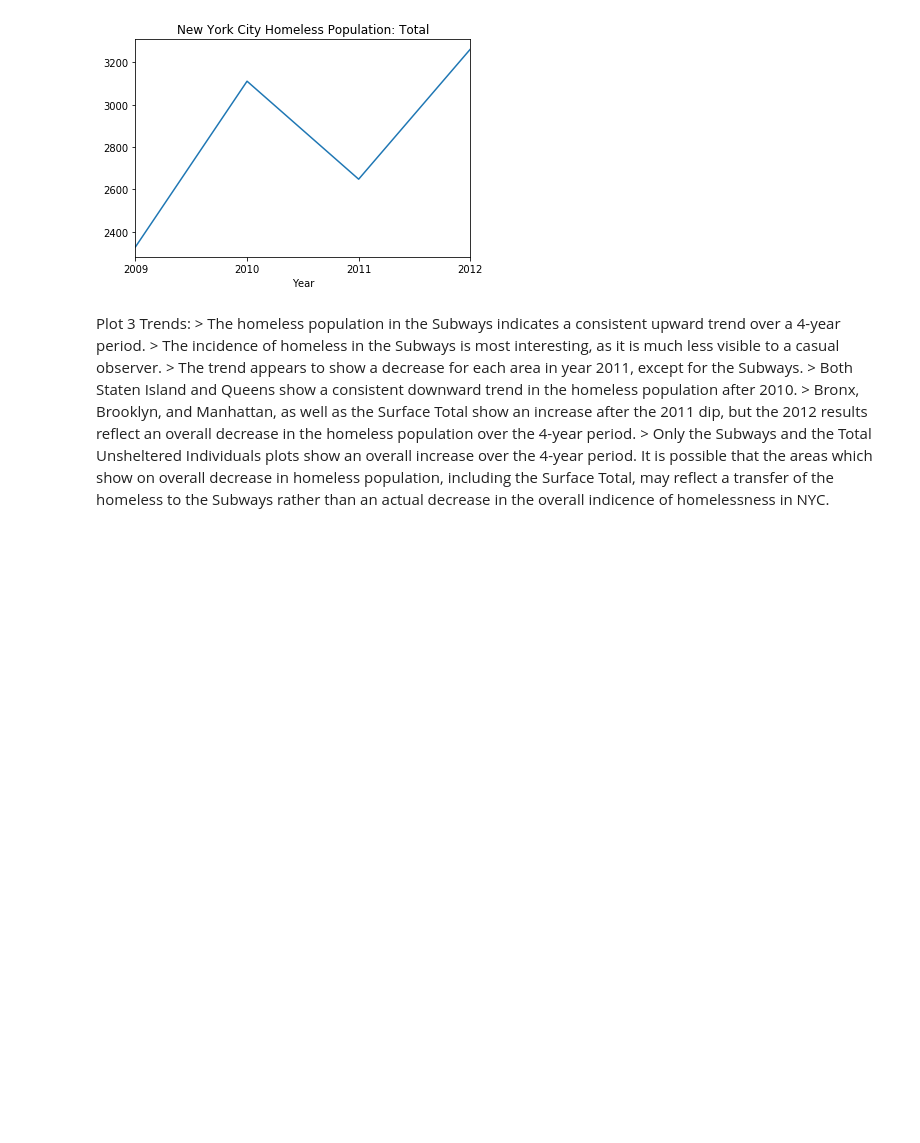
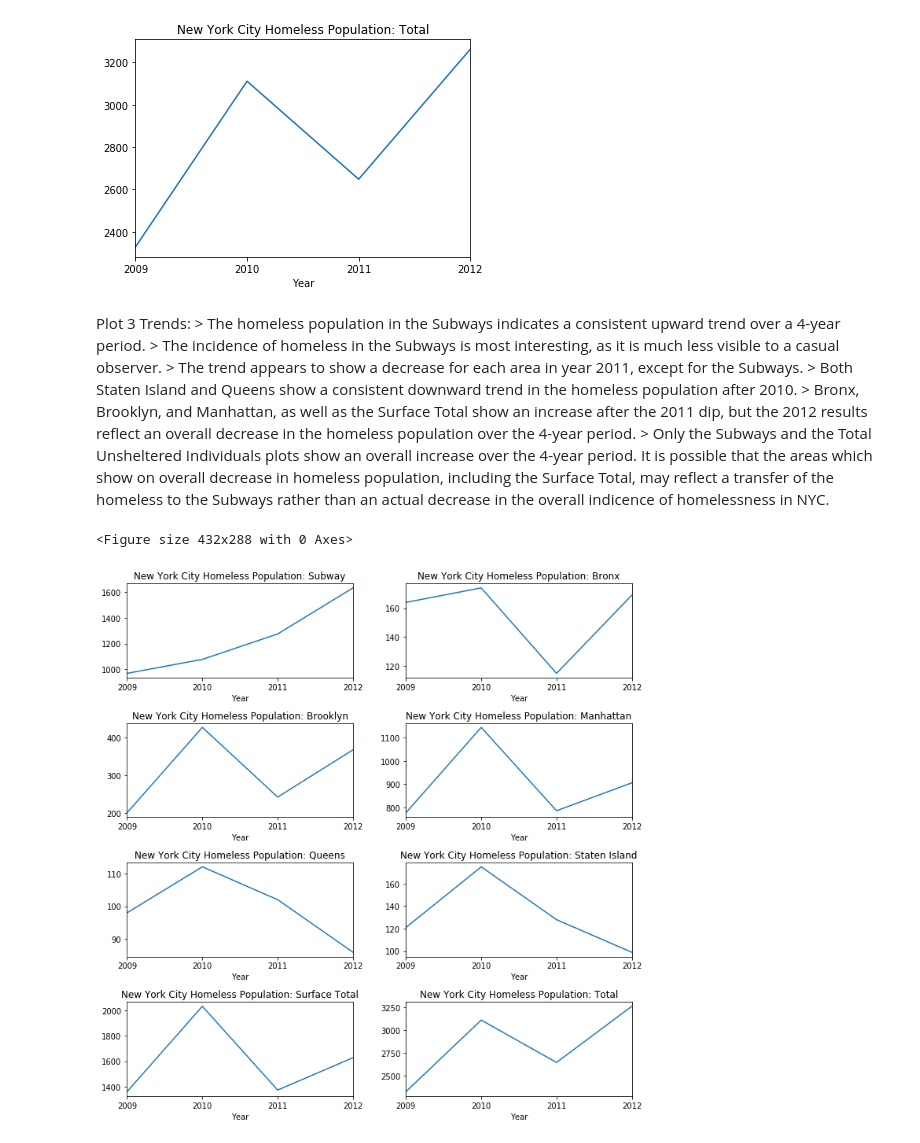
Before and after one commit to kathieking/Thinkful, a Jupyter notebook: plot3_wip.ipynb, the cells around one changed output. Cells and saved outputs as stored; diff of their text form; code cells hidden in the pictures; blank space fills up the shorter version.

```diff
--- a/plot3_wip.ipynb
+++ b/plot3_wip.ipynb
@@ -239,3 +242,46 @@ Plot 3 Trends:
       It is possible that the areas which show on overall decrease in homeless population, including the Surface
       Total, may reflect a transfer of the homeless to the Subways rather than an actual decrease in the overall
       indicence of homelessness in NYC.
+# %%
+
+fig = plt.figure()
+fig, ax = plt.subplots(nrows=4, ncols=2, figsize=(10, 10))
+
+
+ax1 = plt.subplot(4, 2, 1)
+df_sub.plot(ax  = ax1, kind = 'line', x = 'Year',y = 'Homeless Estimates',  title = 'New York City Homeless Population: Subway', legend = None)
+plt.xticks([2009, 2010, 2011, 2012])
+
+ax2 = plt.subplot(4, 2, 2)
+df_brx.plot(ax  = ax2, kind = 'line', x = 'Year',y = 'Homeless Estimates',  title = 'New York City Homeless Population: Bronx', legend = None)
+plt.xticks([2009, 2010, 2011, 2012])
+
+ax3 = plt.subplot(4, 2, 3)
+df_brk.plot(ax  = ax3, kind = 'line', x = 'Year',y = 'Homeless Estimates',  title = 'New York City Homeless Population: Brooklyn', legend = None)
+plt.xticks([2009, 2010, 2011, 2012])
+
+ax4 = plt.subplot(4, 2, 4)
+df_man.plot(ax  = ax4, kind = 'line', x = 'Year',y = 'Homeless Estimates',  title = 'New York City Homeless Population: Manhattan', legend = None)
+plt.xticks([2009, 2010, 2011, 2012])
+
+ax5 = plt.subplot(4, 2, 5)
+df_qns.plot(ax  = ax5, kind = 'line', x = 'Year',y = 'Homeless Estimates',  title = 'New York City Homeless Population: Queens', legend = None)
+plt.xticks([2009, 2010, 2011, 2012])
+
+ax6 = plt.subplot(4, 2, 6)
+df_sti.plot(ax  = ax6, kind = 'line', x = 'Year',y = 'Homeless Estimates',  title = 'New York City Homeless Population: Staten Island', legend = None)
+plt.xticks([2009, 2010, 2011, 2012])
+
+ax7 = plt.subplot(4, 2, 7)
+df_surt.plot(ax  = ax7, kind = 'line', x = 'Year',y = 'Homeless Estimates',  title = 'New York City Homeless Population: Surface Total', legend = None)
+plt.xticks([2009, 2010, 2011, 2012])
+
+ax8 = plt.subplot(4, 2, 8)
+df_tot.plot(ax  = ax8, kind = 'line', x = 'Year',y = 'Homeless Estimates', title = 'New York City Homeless Population: Total', legend = None)
+plt.xticks([2009, 2010, 2011, 2012])
+
+plt.tight_layout()
+plt.show()
+# %% [output]
+<Figure size 432x288 with 0 Axes>
+[figure, added]
```
Also changed, not shown: parts of 1 cell of this notebook.
